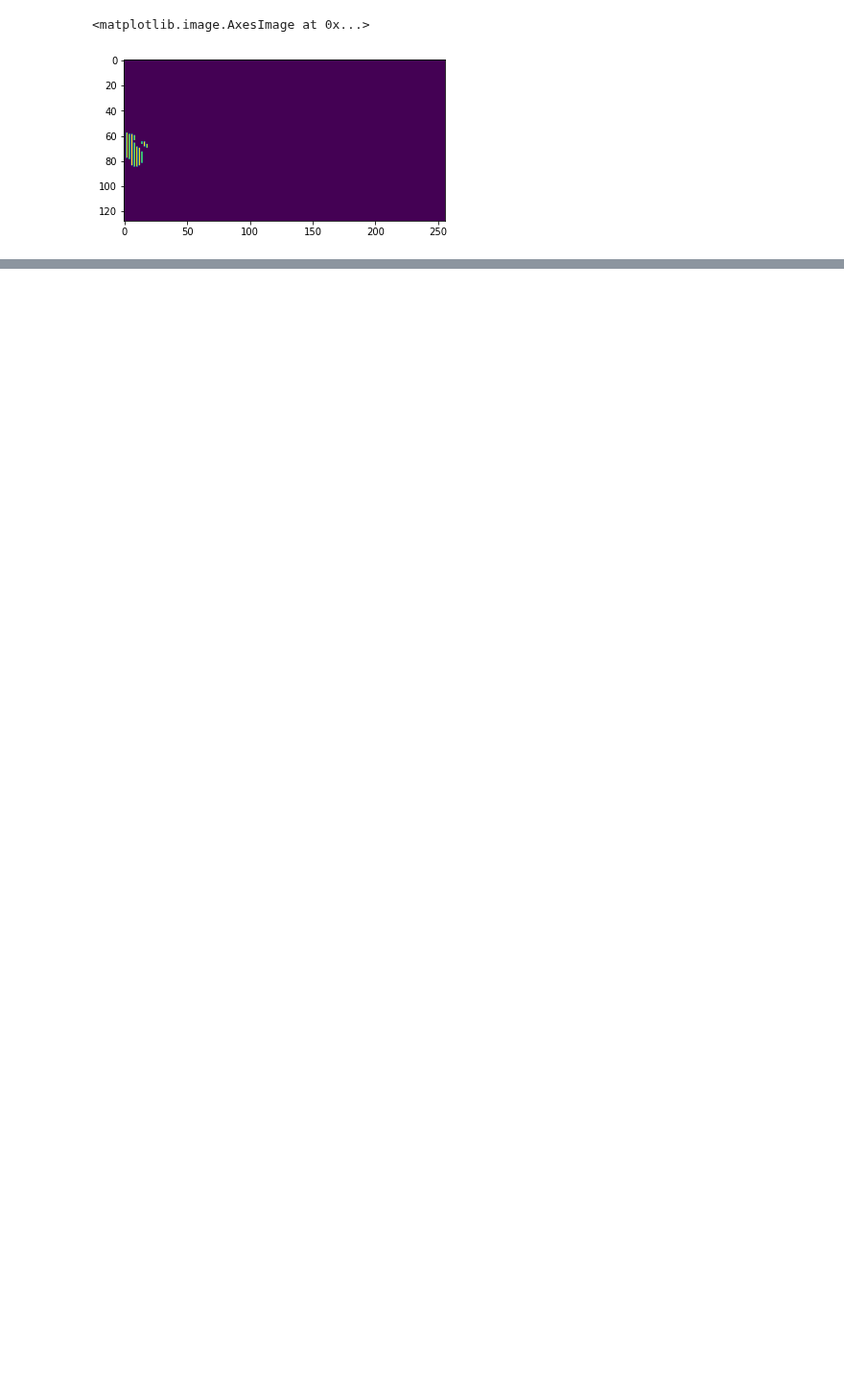
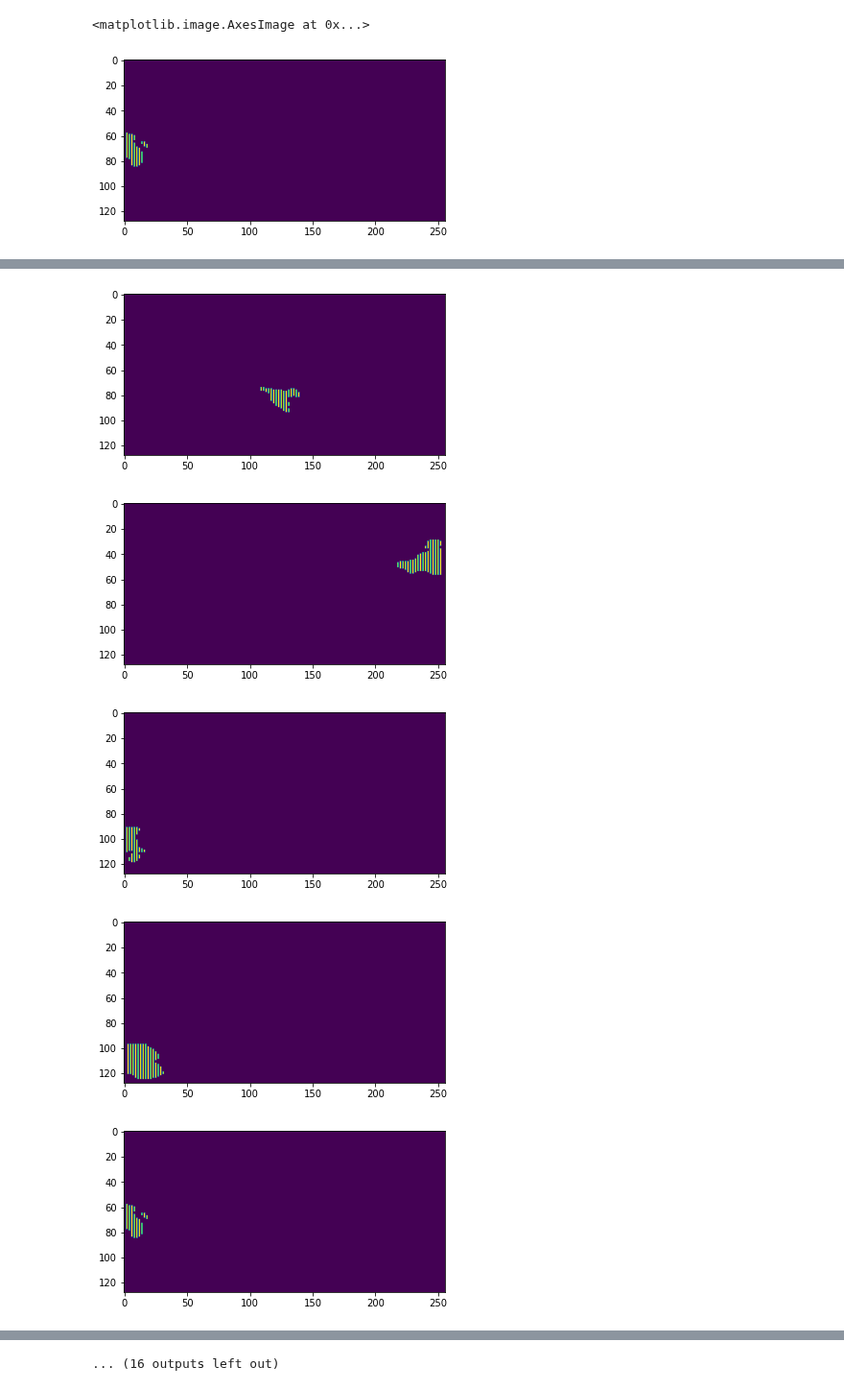
Before and after one commit to laurenneal/capstone-visual-neuroscience, a Jupyter notebook: Demo_Caiman_Stripped_Working_Copy.ipynb, the cells around one changed output, grey strips where cells are left out. Shown at 96% size. Saved outputs shown, nothing was run; the diff lists cells and outputs as text; code cells hidden in the pictures; blank space fills up the shorter version.

```diff
--- a/Demo_Caiman_Stripped_Working_Copy.ipynb
+++ b/Demo_Caiman_Stripped_Working_Copy.ipynb
@@ -376,0 +398,11 @@ plt.imshow(np.array(f['bwLabel']).T)
+# %%
+#show roi masks from caiman
+for x in range(28):
+  plt.figure()
+  plt.imshow(np.reshape(masks[x], dims, order='F'))
+# %% [output]
+[figure, added]
+[figure, added]
+[figure, added]
+[figure, added]
+[figure, added]
@@ -376,0 +416 @@ plt.imshow(np.array(f['bwLabel']).T)
+... (16 outputs left out)
```
Also changed, not shown: parts of 22 cells of this notebook.
